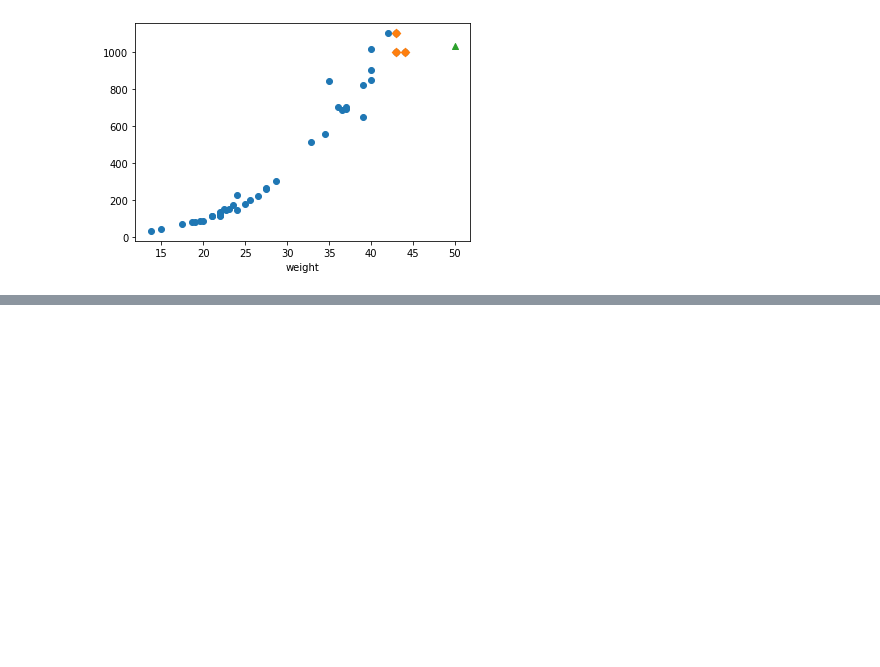
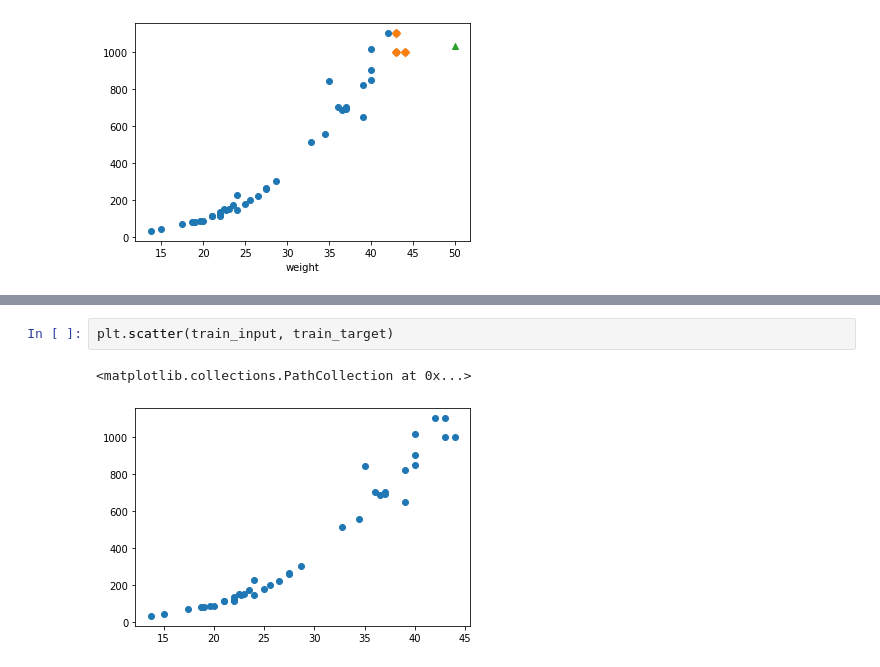
Before and after one commit to wodnjse/machine-learning, a Jupyter notebook: K-Nearest-Neighbor/machine_learning_3_2.ipynb, the cells around one changed output, grey strips where cells are left out. Drawn from its saved outputs; the diff is of its cells as text; blank space fills up the shorter version.

```diff
--- a/K-Nearest-Neighbor/machine_learning_3_2.ipynb
+++ b/K-Nearest-Neighbor/machine_learning_3_2.ipynb
@@ -51,0 +75,5 @@ plt.show()
+# %%
+plt.scatter(train_input, train_target)
+# %% [output]
+<matplotlib.collections.PathCollection at 0x...>
+[figure, added]
```
Also changed, not shown: parts of 8 cells of this notebook.
